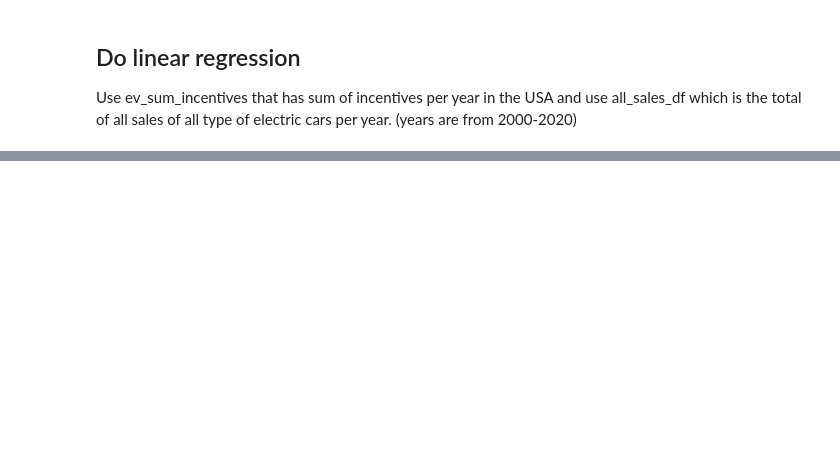
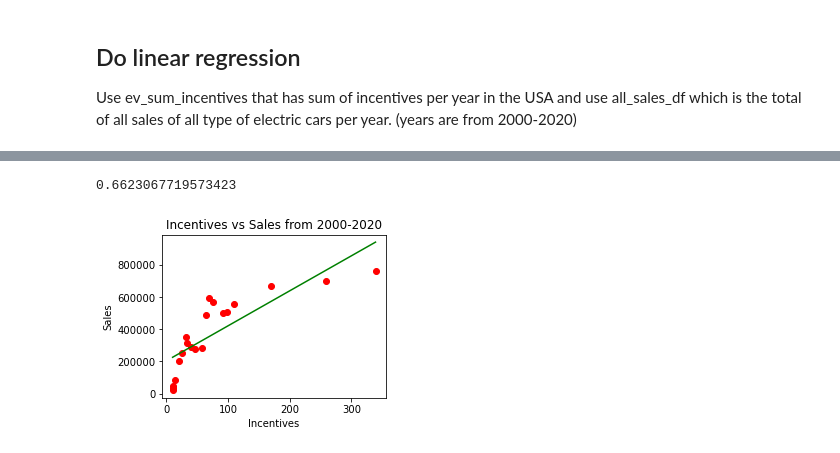
Before and after one commit to verociraptor/ev-analysis-data-science, a Jupyter notebook: ev_incentives_vs_ev_models.ipynb, the cells around one changed output, grey strips where cells are left out. Saved outputs shown, nothing was run; the diff lists cells and outputs as text; code cells hidden in the pictures; blank space fills up the shorter version.

Commit message:
Add linear regression models

```diff
--- a/ev_incentives_vs_ev_models.ipynb
+++ b/ev_incentives_vs_ev_models.ipynb
@@ -213,0 +315,27 @@ ev_multiple_info_df
+# %%
+y = ev_multiple_info_df['Amount of EV Sales']
+X = ev_multiple_info_df['Amount of Incentives']
+
+X = X.values.reshape(-1, 1)  # values converts it into a numpy array
+Y = y.values.reshape(-1, 1)  # -1 means that calculate the dimension of rows, but have 1 column
+model = LinearRegression()
+model.fit(X, Y)
+y_pred = model.predict(X)  # make predictio
+print(model.score(X, Y))
+
+# plot the results
+plt.figure(figsize=(4, 3))
+ax = plt.axes()
+ax.scatter(X, Y, color="red")
+ax.plot(X, y_pred, color="green")
+
+ax.set_xlabel('Incentives')
+ax.set_ylabel('Sales')
+ax.set_title('Incentives vs Sales from 2000-2020')
+ax.axis('tight')
+
+
+plt.show()
+# %% [output]
+0.6623067719573423
+[figure, added]
```
Also changed, not shown: parts of 13 cells of this notebook, 1 other file.
